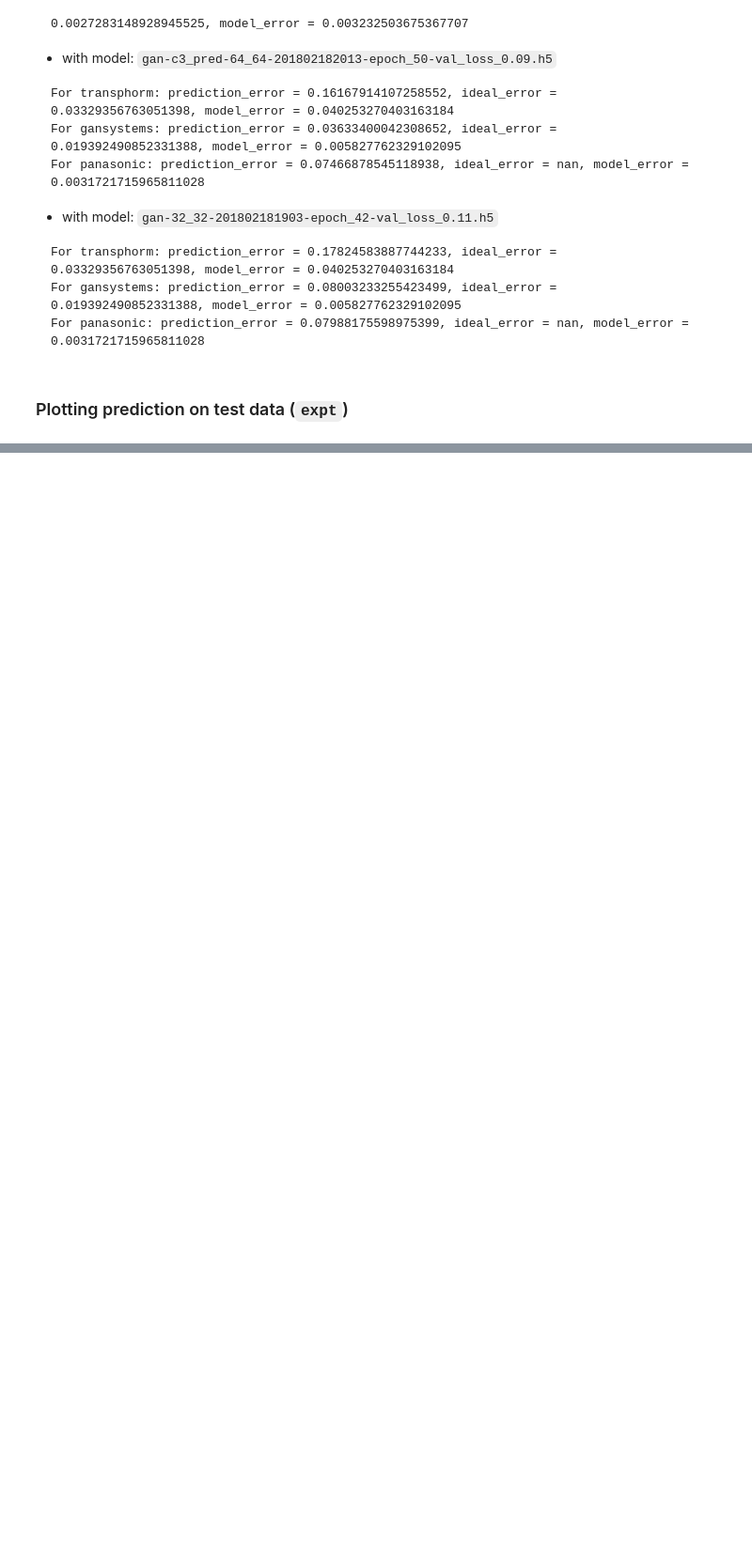
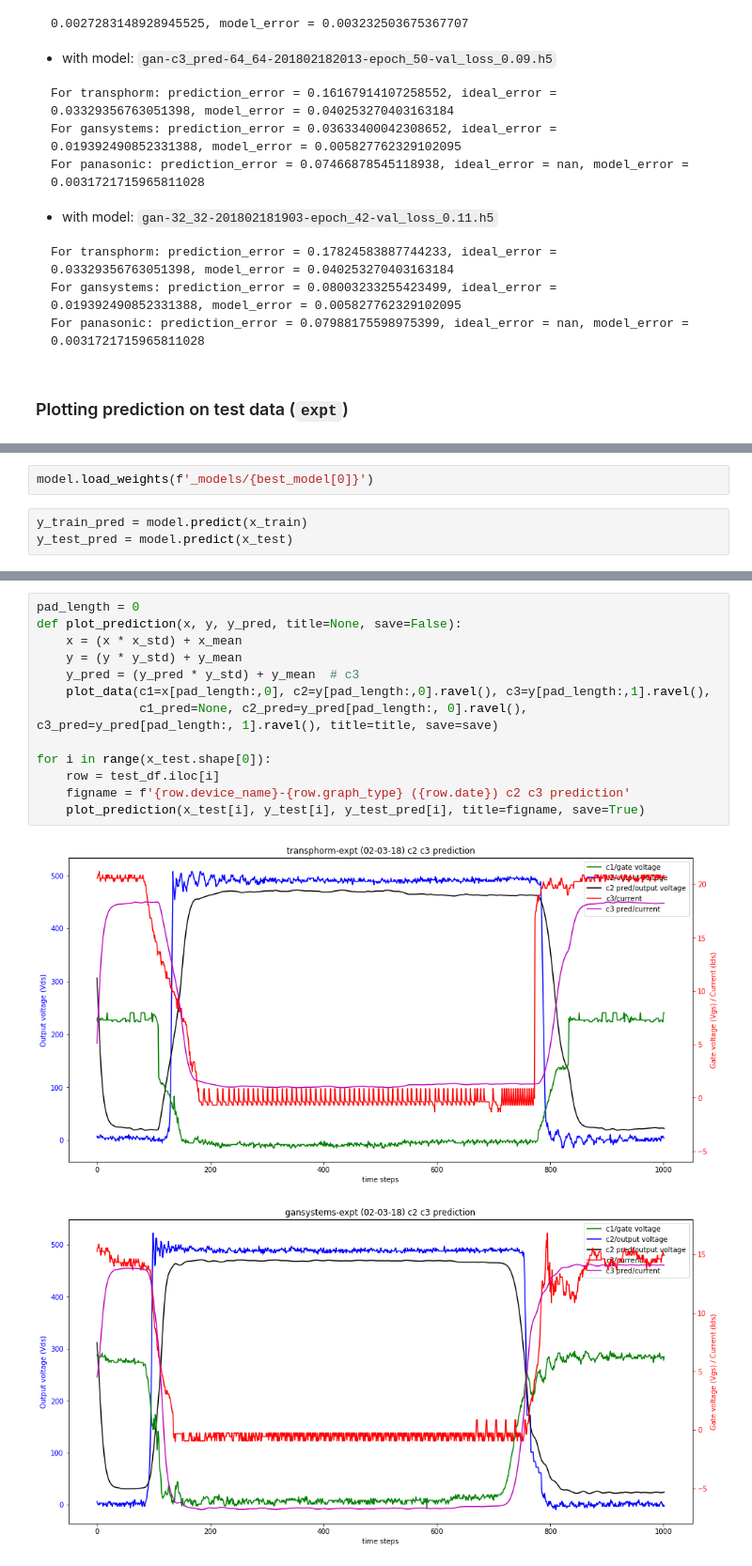
Before and after one commit to srbhchandra/NN_learn, a Jupyter notebook: projects/GaN/GaN voltage prediction 2018-02-25.ipynb, the cells around one changed output, grey strips where cells are left out. Shown at 94% size. Cells and saved outputs as stored; diff of their text form; blank space fills up the shorter version.

```diff
--- a/projects/GaN/GaN voltage prediction 2018-02-25.ipynb
+++ b/projects/GaN/GaN voltage prediction 2018-02-25.ipynb
@@ -645,0 +768,5 @@ for i in range(x_train.shape[0]):
+# %%
+model.load_weights(f'_models/{best_model[0]}')
+# %%
+y_train_pred = model.predict(x_train)
+y_test_pred = model.predict(x_test)
@@ -645,0 +841,16 @@ for i in range(x_train.shape[0]):
+# %%
+pad_length = 0
+def plot_prediction(x, y, y_pred, title=None, save=False):
+    x = (x * x_std) + x_mean
+    y = (y * y_std) + y_mean
+    y_pred = (y_pred * y_std) + y_mean  # c3
+    plot_data(c1=x[pad_length:,0], c2=y[pad_length:,0].ravel(), c3=y[pad_length:,1].ravel(),
+              c1_pred=None, c2_pred=y_pred[pad_length:, 0].ravel(), c3_pred=y_pred[pad_length:, 1].ravel(), title=title, save=save)
+
+for i in range(x_test.shape[0]):
+    row = test_df.iloc[i]
+    figname = f'{row.device_name}-{row.graph_type} ({row.date}) c2 c3 prediction'
+    plot_prediction(x_test[i], y_test[i], y_test_pred[i], title=figname, save=True)
+# %% [output]
+[figure, added]
+[figure, added]
```
Also changed, not shown: parts of 30 cells of this notebook, 7 other files.
